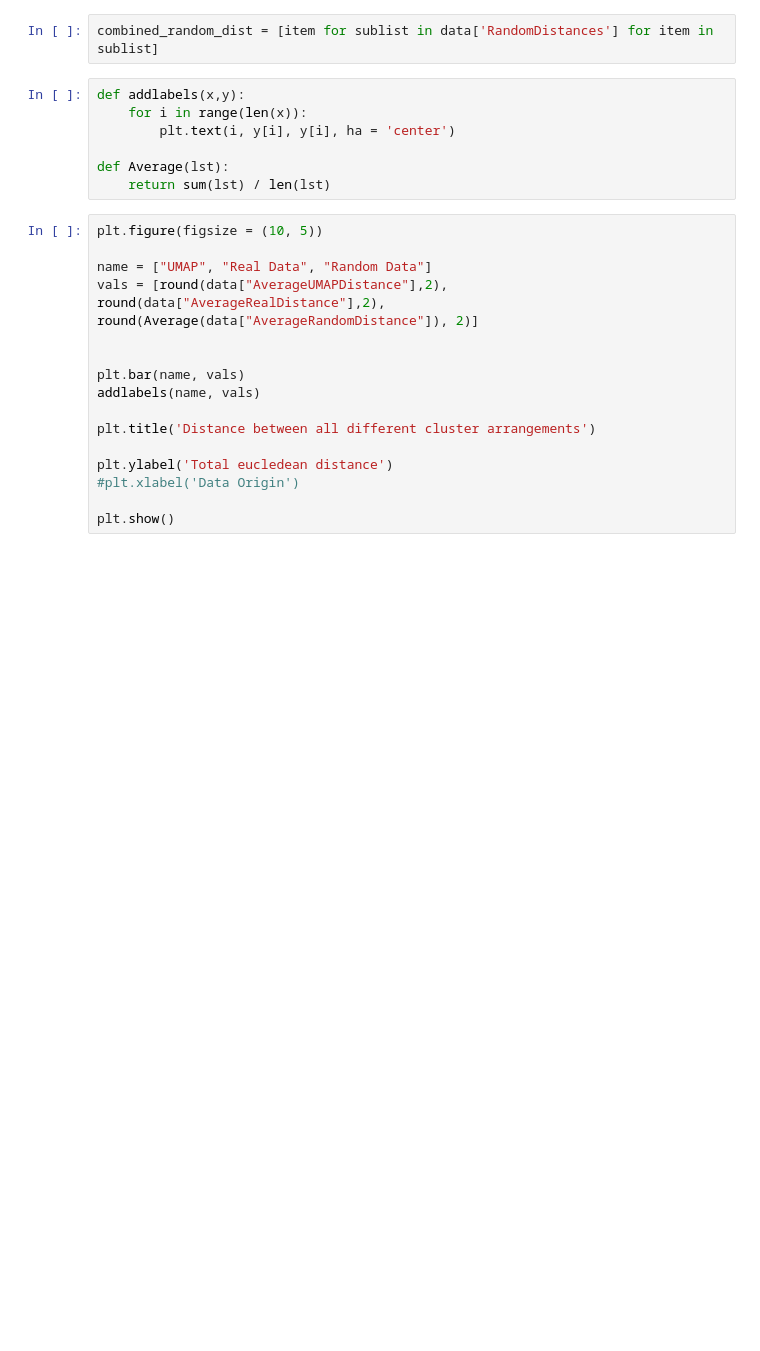
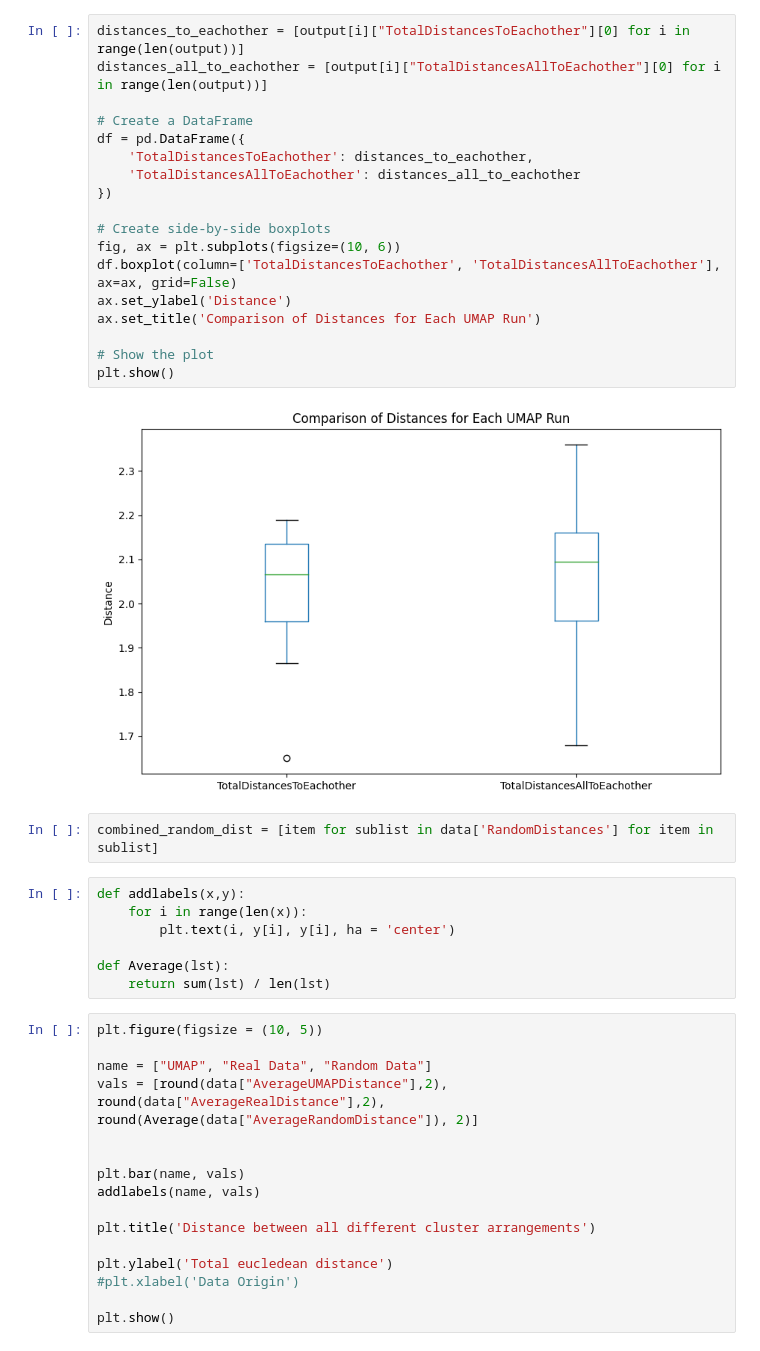
Before and after one commit to Razzorior/MARKUS_python, a Jupyter notebook: plot_creator.ipynb, the cells around one changed output. Saved outputs shown, nothing was run; the diff lists cells and outputs as text; blank space fills up the shorter version.

```diff
--- a/plot_creator.ipynb
+++ b/plot_creator.ipynb
@@ -23,3 +81,23 @@ dict_keys(['Name', 'UMAPDistances', 'AverageUMAPDistance', 'RealDistances', 'Ave
+# %%
+distances_to_eachother = [output[i]["TotalDistancesToEachother"][0] for i in range(len(output))]
+distances_all_to_eachother = [output[i]["TotalDistancesAllToEachother"][0] for i in range(len(output))]
+
+# Create a DataFrame
+df = pd.DataFrame({
+    'TotalDistancesToEachother': distances_to_eachother,
+    'TotalDistancesAllToEachother': distances_all_to_eachother
+})
+
+# Create side-by-side boxplots
+fig, ax = plt.subplots(figsize=(10, 6))
+df.boxplot(column=['TotalDistancesToEachother', 'TotalDistancesAllToEachother'], ax=ax, grid=False)
+ax.set_ylabel('Distance')
+ax.set_title('Comparison of Distances for Each UMAP Run')
+
+# Show the plot
+plt.show()
+# %% [output]
+[figure, added]
 # %%
 combined_random_dist = [item for sublist in data['RandomDistances'] for item in sublist]
 # %%
```
Also changed, not shown: parts of 9 cells of this notebook, 7 other files.
